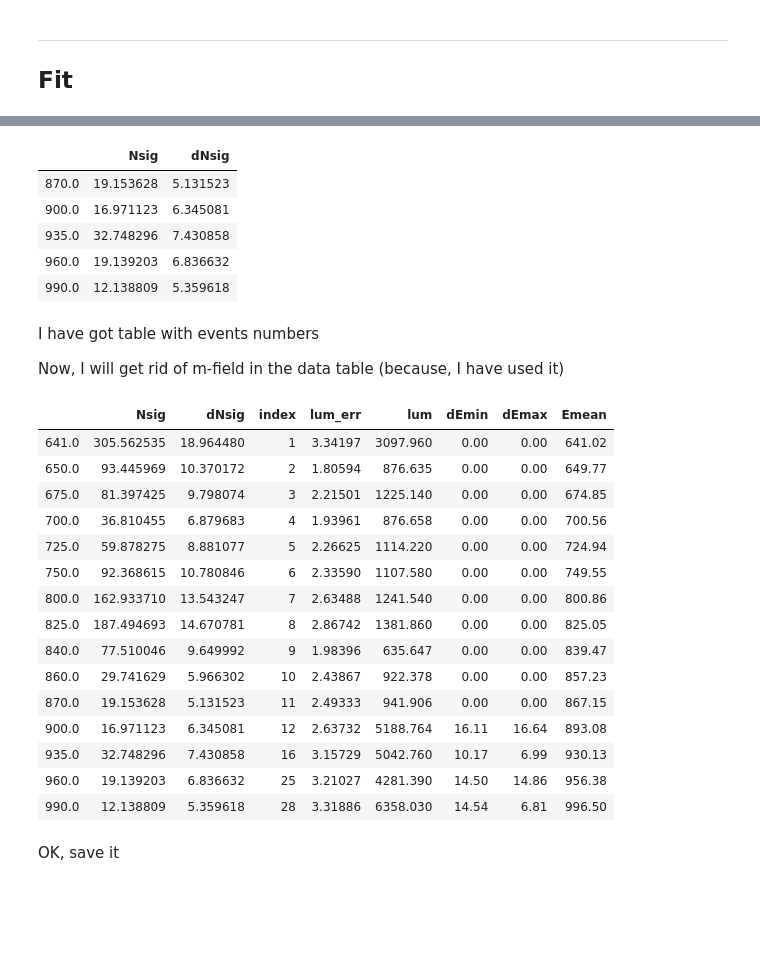
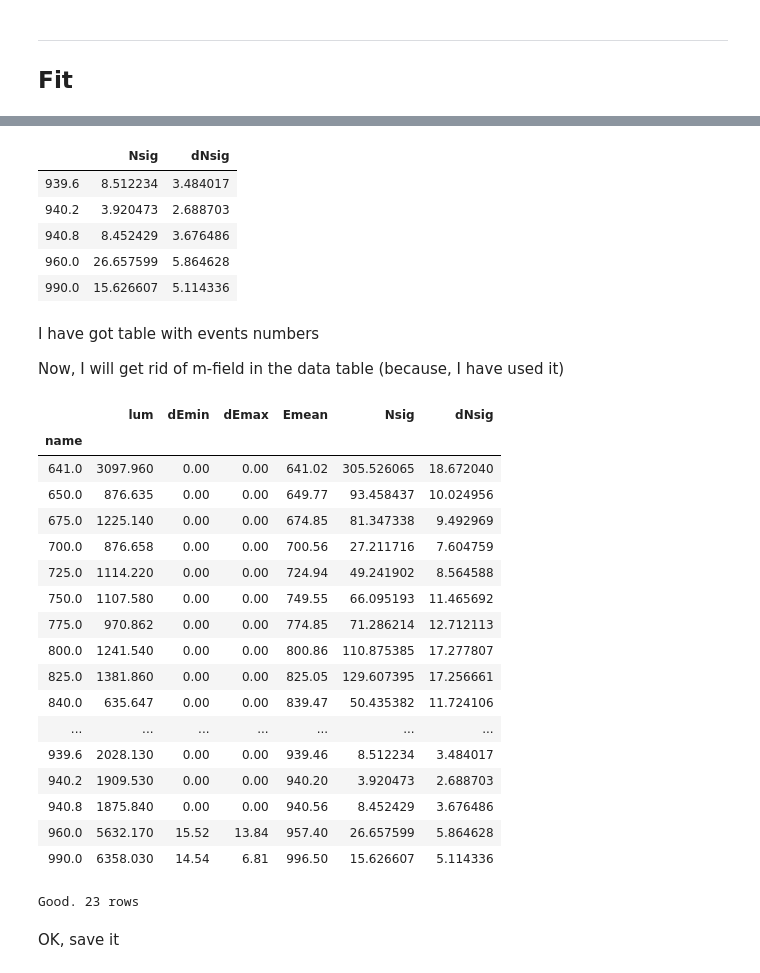
Before and after one commit to nikita-p/research, a Jupyter notebook: uproot/Analysis.ipynb, the cells around one changed output, grey strips where cells are left out. Saved outputs shown, nothing was run; the diff lists cells and outputs as text; code cells hidden in the pictures; blank space fills up the shorter version.

```diff
--- a/uproot/Analysis.ipynb
+++ b/uproot/Analysis.ipynb
@@ -242,0 +273,2 @@ data = data.join(new_lum, how='inner')
+# %%
+final_data = data_prep.join(new_lum, how='inner', on='name')
@@ -310,4 +370,6 @@ N_dic = dict()
 itr = iter(dic)
+# %%
+fit_frame = pd.DataFrame(columns=[ 'M', 'S', 'N', 'C', 'Merr', 'Serr', 'Nerr', 'Cerr'])
 # %%
 i = next(itr)
 print('Label:', i)
@@ -384,44 +412,49 @@ N_dic
 #mt.matrix(correlation=True)
 #mt.draw_profile('Nsig');
 # %%
-dataN = pd.DataFrame(N_dic)
-dataN = dataN.T
+dataN = fit_frame[['N','Nerr']]
 dataN.columns = ['Nsig', 'dNsig']
 # %%
 dataN.tail()
 # %% [output]
 |  | Nsig | dNsig |
-| 870.0 | 19.153628 | 5.131523 |
-| 900.0 | 16.971123 | 6.345081 |
-| 935.0 | 32.748296 | 7.430858 |
-| 960.0 | 19.139203 | 6.836632 |
-| 990.0 | 12.138809 | 5.359618 |
+| 939.6 | 8.512234 | 3.484017 |
+| 940.2 | 3.920473 | 2.688703 |
+| 940.8 | 8.452429 | 3.676486 |
+| 960.0 | 26.657599 | 5.864628 |
+| 990.0 | 15.626607 | 5.114336 |
 # %% [markdown]
 I have got table with events numbers
 
 Now, I will get rid of m-field in the data table (because, I have used it)
 # %%
-data_info = data.drop_duplicates(['lum']).drop(['mass', 'trigger'], axis=1)
+data_info = final_data.drop_duplicates(['lum']).drop(['mass', 'trigger'], axis=1).set_index('name')
 # %%
-dataN = dataN.join(data_info, how='inner')
+dataN = data_info.join(dataN, how='inner')
 dataN
 # %% [output]
-|  | Nsig | dNsig | index | lum_err | lum | dEmin | dEmax | Emean |
-| 641.0 | 305.562535 | 18.964480 | 1 | 3.34197 | 3097.960 | 0.00 | 0.00 | 641.02 |
-| 650.0 | 93.445969 | 10.370172 | 2 | 1.80594 | 876.635 | 0.00 | 0.00 | 649.77 |
-| 675.0 | 81.397425 | 9.798074 | 3 | 2.21501 | 1225.140 | 0.00 | 0.00 | 674.85 |
-| 700.0 | 36.810455 | 6.879683 | 4 | 1.93961 | 876.658 | 0.00 | 0.00 | 700.56 |
-| 725.0 | 59.878275 | 8.881077 | 5 | 2.26625 | 1114.220 | 0.00 | 0.00 | 724.94 |
-| 750.0 | 92.368615 | 10.780846 | 6 | 2.33590 | 1107.580 | 0.00 | 0.00 | 749.55 |
-| 800.0 | 162.933710 | 13.543247 | 7 | 2.63488 | 1241.540 | 0.00 | 0.00 | 800.86 |
-| 825.0 | 187.494693 | 14.670781 | 8 | 2.86742 | 1381.860 | 0.00 | 0.00 | 825.05 |
-| 840.0 | 77.510046 | 9.649992 | 9 | 1.98396 | 635.647 | 0.00 | 0.00 | 839.47 |
-| 860.0 | 29.741629 | 5.966302 | 10 | 2.43867 | 922.378 | 0.00 | 0.00 | 857.23 |
-| 870.0 | 19.153628 | 5.131523 | 11 | 2.49333 | 941.906 | 0.00 | 0.00 | 867.15 |
-| 900.0 | 16.971123 | 6.345081 | 12 | 2.63732 | 5188.764 | 16.11 | 16.64 | 893.08 |
-| 935.0 | 32.748296 | 7.430858 | 16 | 3.15729 | 5042.760 | 10.17 | 6.99 | 930.13 |
-| 960.0 | 19.139203 | 6.836632 | 25 | 3.21027 | 4281.390 | 14.50 | 14.86 | 956.38 |
-| 990.0 | 12.138809 | 5.359618 | 28 | 3.31886 | 6358.030 | 14.54 | 6.81 | 996.50 |
+|  | lum | dEmin | dEmax | Emean | Nsig | dNsig |
+| name |  |  |  |  |  |  |
+| 641.0 | 3097.960 | 0.00 | 0.00 | 641.02 | 305.526065 | 18.672040 |
+| 650.0 | 876.635 | 0.00 | 0.00 | 649.77 | 93.458437 | 10.024956 |
+| 675.0 | 1225.140 | 0.00 | 0.00 | 674.85 | 81.347338 | 9.492969 |
+| 700.0 | 876.658 | 0.00 | 0.00 | 700.56 | 27.211716 | 7.604759 |
+| 725.0 | 1114.220 | 0.00 | 0.00 | 724.94 | 49.241902 | 8.564588 |
+| 750.0 | 1107.580 | 0.00 | 0.00 | 749.55 | 66.095193 | 11.465692 |
+| 775.0 | 970.862 | 0.00 | 0.00 | 774.85 | 71.286214 | 12.712113 |
+| 800.0 | 1241.540 | 0.00 | 0.00 | 800.86 | 110.875385 | 17.277807 |
+| 825.0 | 1381.860 | 0.00 | 0.00 | 825.05 | 129.607395 | 17.256661 |
+| 840.0 | 635.647 | 0.00 | 0.00 | 839.47 | 50.435382 | 11.724106 |
+| ... | ... | ... | ... | ... | ... | ... |
+| 939.6 | 2028.130 | 0.00 | 0.00 | 939.46 | 8.512234 | 3.484017 |
+| 940.2 | 1909.530 | 0.00 | 0.00 | 940.20 | 3.920473 | 2.688703 |
+| 940.8 | 1875.840 | 0.00 | 0.00 | 940.56 | 8.452429 | 3.676486 |
+| 960.0 | 5632.170 | 15.52 | 13.84 | 957.40 | 26.657599 | 5.864628 |
+| 990.0 | 6358.030 | 14.54 | 6.81 | 996.50 | 15.626607 | 5.114336 |
+# %%
+check_foo(dataN, fit_frame)
+# %% [output]
+Good. 23 rows
 # %% [markdown]
 OK, save it
 # %%
```
Also changed, not shown: parts of 123 cells of this notebook, 9 other files.
